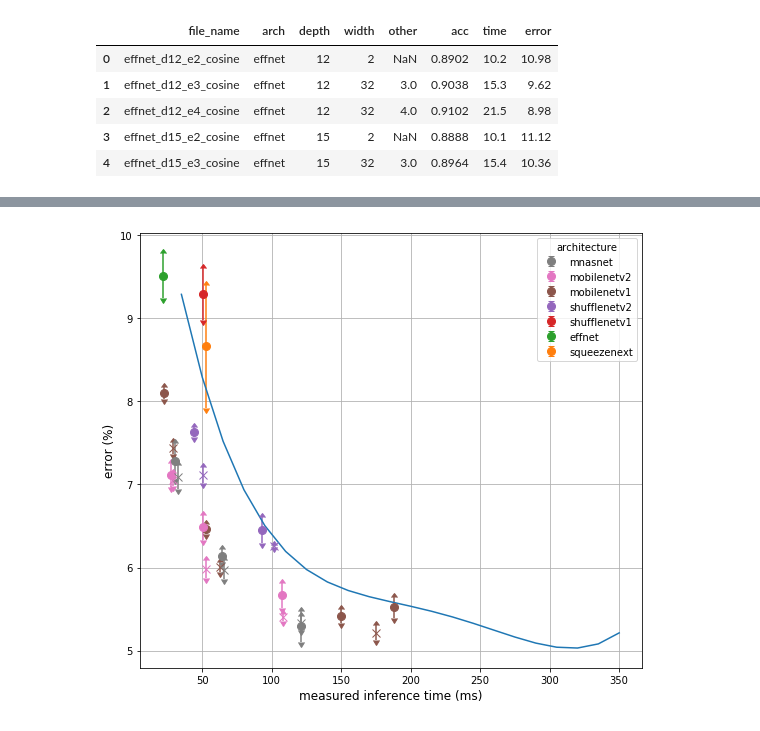
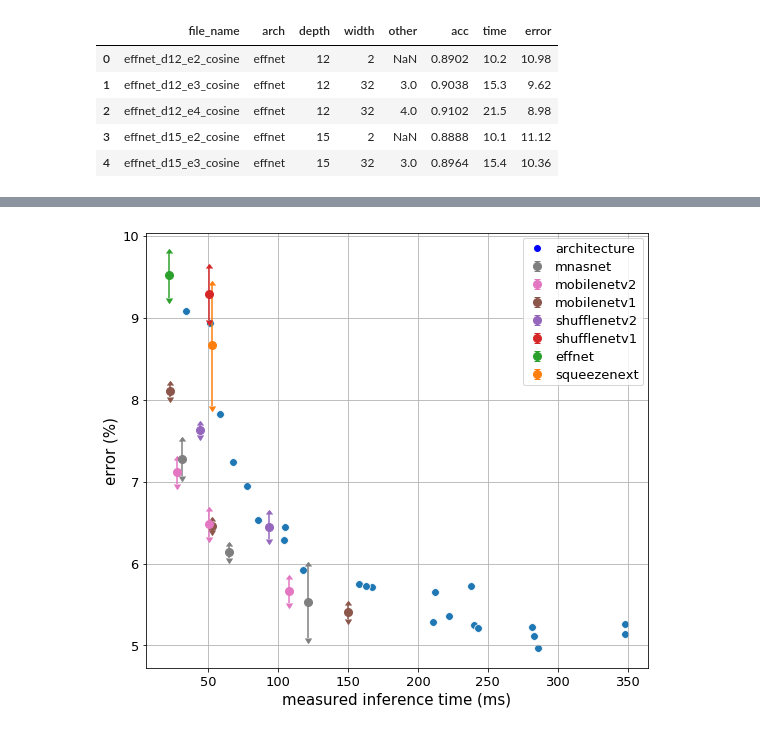
Before and after one commit to NatGr/Master_Thesis, a Jupyter notebook: training_from_scratch/visualize.ipynb, the cells around one changed output, grey strips where cells are left out. Drawn from its saved outputs; the diff is of its cells as text; code cells hidden in the pictures.

Commit message:
visualization: adding comparison for conclusion

```diff
--- a/training_from_scratch/visualize.ipynb
+++ b/training_from_scratch/visualize.ipynb
@@ -70,33 +75,80 @@ ax.grid(True)
 # %%
+displays_SE = False
+displays_WRN = False
+
 _, idx = np.unique(results.arch, return_index=True)
 color_labels = results.arch[np.sort(idx)]
 rgb_values = sns.color_palette(n_colors=color_labels.shape[0]+1)[1:]  # skips blue which is
 # already used
 color_map = dict(zip(color_labels, rgb_values))
 colors = results.arch.map(color_map)
 
 fig, ax = plt.subplots(1, figsize=(9, 8))
-plt.plot(np.arange(35,351,15), polynom(np.arange(35,351,15)))
+sns.scatterplot(x="measured_time", y="retrain_scratch", data=pruning_wrn_res, legend='brief',
+                ax=ax, s=60)
+# plt.plot(np.arange(35,351,15), polynom(np.arange(35,351,15)))
 for i in range(results.shape[0]):
-    plt.errorbar(results.time[i],
-                 results.error[i],
-                 color=colors[i],
-                 yerr=results.error_std[i],
-                 fmt='x' if 'se' in results.file_name[i] else 'o',
-                 lolims=True, uplims=True,
-                 markersize=8,
-                 ecolor=colors[i],
-                 label=results.arch[i])
-ax.set_xlabel('measured inference time (ms)', fontsize=12)
-ax.set_ylabel('error (%)', fontsize=12)
+    if (displays_SE or ('se' not in results.file_name[i])) and \
+    (not displays_SE or results.arch[i] not in ['squeezenext', 'effnet', 'shufflenetv1']):
+        # do not displays SE when displays_SE == False and do not show bad arch. when SE == True
+        plt.errorbar(results.time[i],
+                     results.error[i],
+                     color=colors[i],
+                     yerr=results.error_std[i],
+                     fmt='x' if 'se' in results.file_name[i] else 'o',
+                     lolims=True, uplims=True,
+                     markersize=8,
+                     alpha=.35 if displays_SE and 'se' not in results.file_name[i] else 1,
+                     ecolor=colors[i],
+                     label=results.arch[i])
+ax.set_xlabel('measured inference time (ms)', fontsize=15)
+ax.set_ylabel('error (%)', fontsize=15)
 ax.grid(True)
 
 handles, labels = plt.gca().get_legend_handles_labels()  # removes duplicates
-by_label = OrderedDict(zip(labels[::-1], handles[::-1]))  # inverted so as to have rounds in
-# the legend
-ax.legend(by_label.values(), by_label.keys(), title="architecture");
+
+if displays_SE:
+    by_label = OrderedDict(zip(labels, handles))
+else:
+    by_label = OrderedDict(zip(labels[::-1], handles[::-1])) # so as to have rounds or
+    # crosses in the legend
+
+labels = [i for i in by_label.keys()]
+handles = [i for i in by_label.values()]
+
+if displays_SE:
+    handles.append(Line2D([0], [0], marker='o', color='w', label='',
+                              markerfacecolor='w', markersize=8))
+    labels.append('')
+
+    handles.append(Line2D([0], [0], marker='o', color='w', label='',
+                              markerfacecolor='w', markersize=8))
+    labels.append('SE block')
+
+    handles.append(Line2D([0], [0], marker='o', color='w', label='with',
+                              markerfacecolor='k', alpha=0.35, markersize=8))
+    labels.append('without')
+
+    handles.append(Line2D([0], [0], marker='X', color='w', label='retrain_scratch',
+                              markerfacecolor='k', markersize=8))
+    labels.append('with')
+
+if displays_WRN:
+    handles.append(Line2D([0], [0], marker='o', color='w', label='',
+                              markerfacecolor='b', markersize=8))
+    labels.append('WRN (fisher_table pruning)')
+
+handles = [Line2D([0], [0], marker='o', color='w', label='',
+                              markerfacecolor='b' , markersize=8)] + handles
+labels = ['architecture'] + labels
+
+ax.legend(handles, labels)
+plt.setp(ax.get_legend().get_texts(), fontsize='13') # for legend text
+plt.setp(ax.get_legend().get_title(), fontsize='14') # for legend title
+ax.tick_params(axis='both', which='major', labelsize=13)  # for ticks
+# plt.savefig(f'arch_comparison{"_SE" if displays_SE else "_WRN" if displays_WRN else ""}.pdf')
 # %% [output]
-[figure, old version]
+[figure, new version]
 # %%
 fig, ax = plt.subplots(1, figsize=(9, 8))
 offset_modif = results_val[results_val.arch == "mnasnet"].apply(lambda x: 'modif' in x.file_name, axis=1)
```
Also changed, not shown: parts of 3 cells of this notebook, 2 other files.
